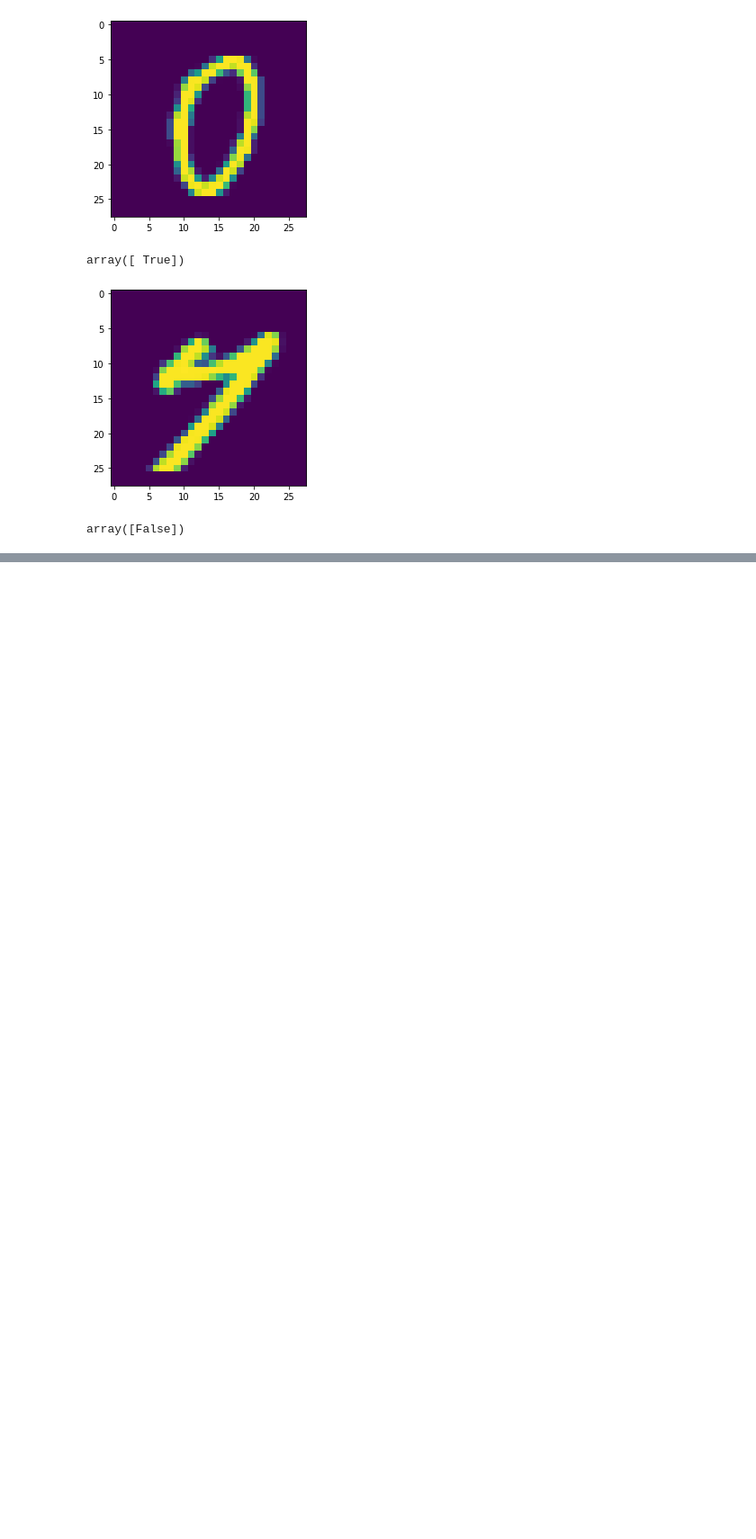
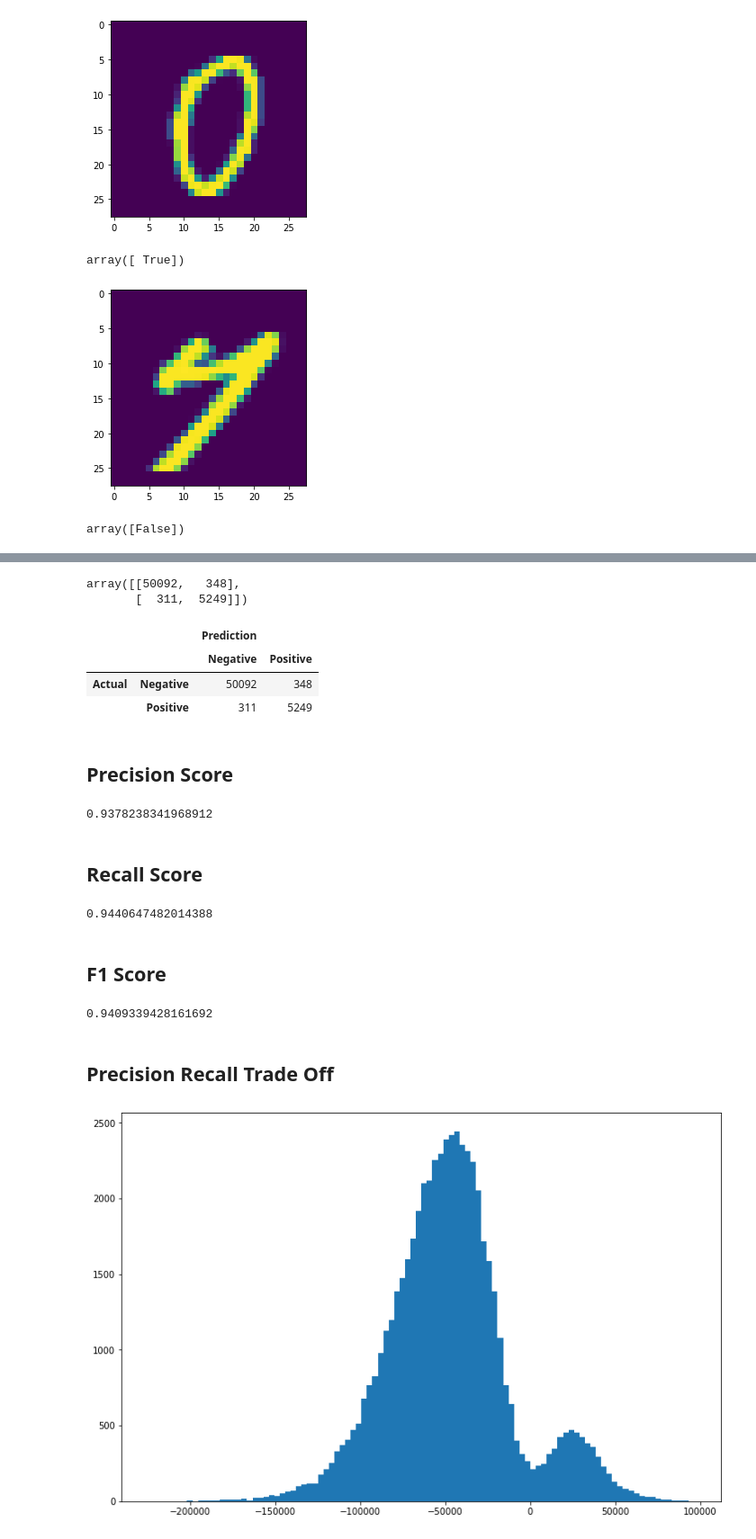
Before and after one commit to euguroglu/Machine-Learning-Projects, a Jupyter notebook: Sklearn_Logistic_Regression_Mnist_Binary.ipynb, the cells around one changed output, grey strips where cells are left out. Shown: that part at 90% size. Saved outputs shown, nothing was run; the diff lists cells and outputs as text; code cells hidden in the pictures; blank space fills up the shorter version.

```diff
--- a/Sklearn_Logistic_Regression_Mnist_Binary.ipynb
+++ b/Sklearn_Logistic_Regression_Mnist_Binary.ipynb
@@ -108,0 +125,5 @@ array([False])
+# %%
+confusion_matrix(y_train_0,y_train_pred)
+# %% [output]
+array([[50092,   348],
+       [  311,  5249]])
@@ -108,0 +132,11 @@ array([False])
+# %%
+pd.DataFrame(confusion_matrix(y_train_0,y_train_pred),
+             columns=pd.MultiIndex.from_product([['Prediction'],['Negative','Positive']]),
+             index=pd.MultiIndex.from_product([['Actual'],['Negative','Positive']]))
+# %% [output]
+|  |  | Prediction |  |
+|  |  | Negative | Positive |
+| Actual | Negative | 50092 | 348 |
+|  | Positive | 311 | 5249 |
+# %% [markdown]
+## Precision Score
@@ -108,0 +145,12 @@ array([False])
+# %%
+precision_score(y_train_0,y_train_pred)
+# %% [output]
+0.9378238341968912
+# %% [markdown]
+## Recall Score
+# %%
+recall_score(y_train_0,y_train_pred)
+# %% [output]
+0.9440647482014388
+# %% [markdown]
+## F1 Score
@@ -108,0 +159,13 @@ array([False])
+# %%
+f1_score(y_train_0,y_train_pred)
+# %% [output]
+0.9409339428161692
+# %% [markdown]
+## Precision Recall Trade Off
+# %%
+y_scores = cross_val_predict(model_1,X_train,y_train_0,cv=3,method='decision_function')
+# %%
+plt.figure(figsize=(12,8));
+plt.hist(y_scores,bins=100);
+# %% [output]
+[figure, added]
```
Also changed, not shown: parts of 29 cells of this notebook.
